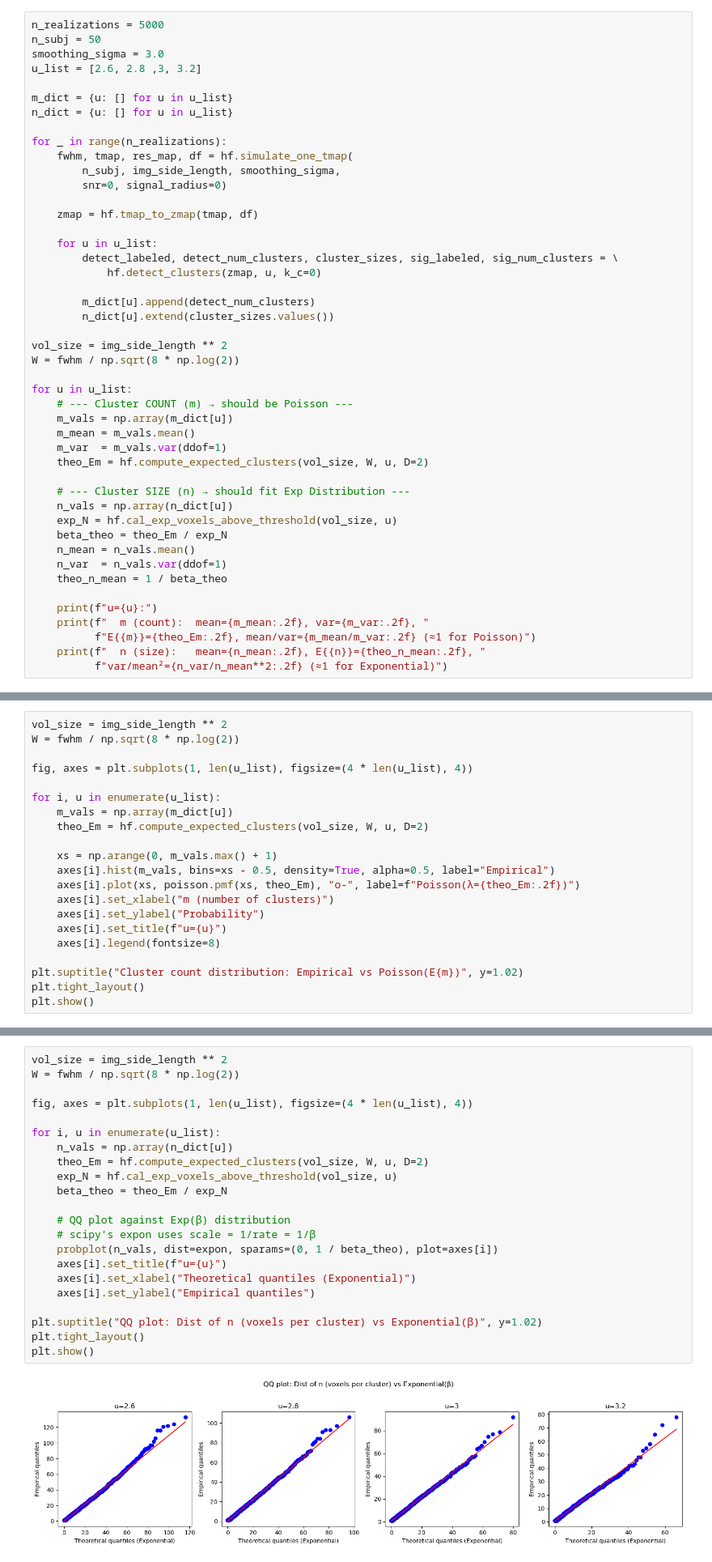
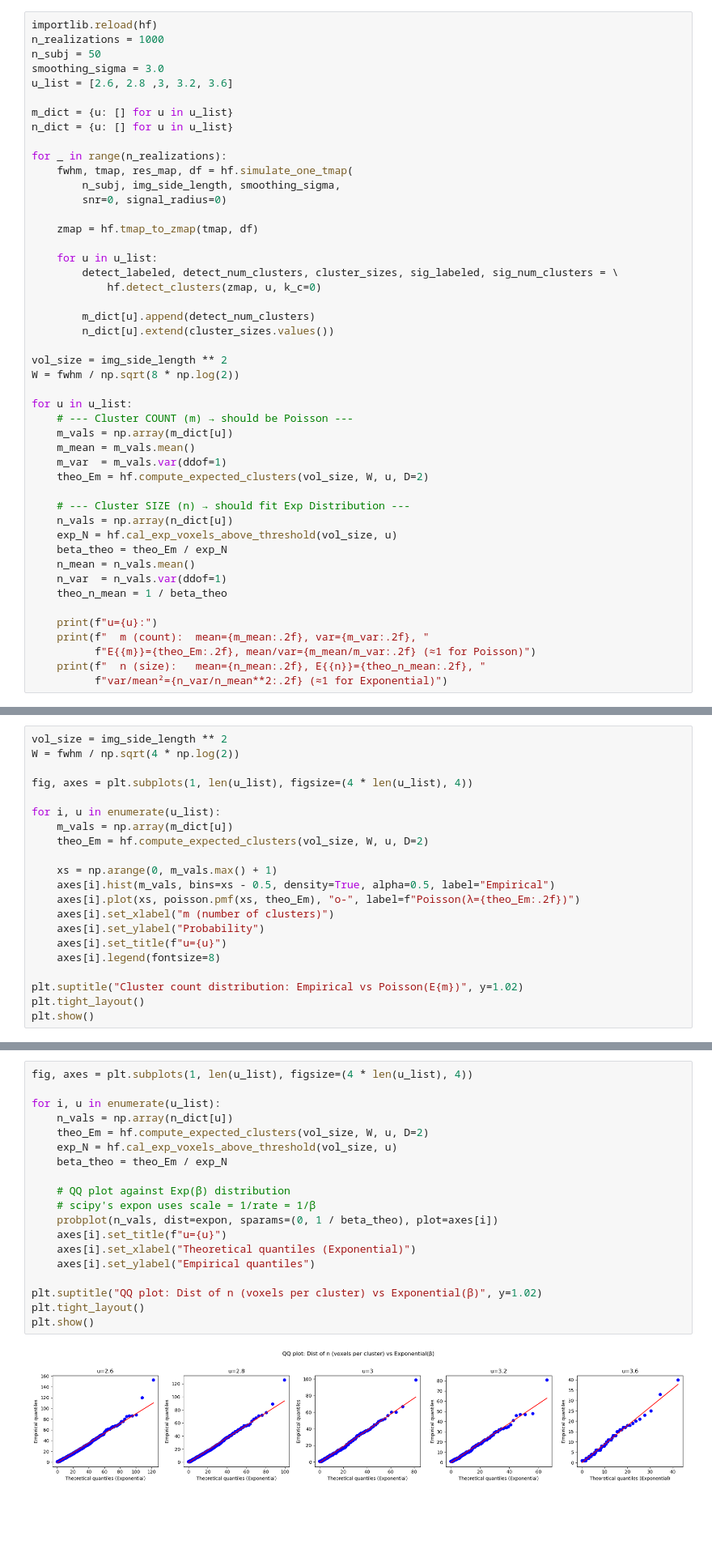
Before and after one commit to lt22412/group_project, a Jupyter notebook: Clusterwise_RFT/Clusterwise_RFT.ipynb, the cells around one changed output, grey strips where cells are left out. Shown at 81% size. Drawn from its saved outputs; the diff is of its cells as text; blank space fills up the shorter version.

```diff
--- a/Clusterwise_RFT/Clusterwise_RFT.ipynb
+++ b/Clusterwise_RFT/Clusterwise_RFT.ipynb
@@ -489,10 +482,11 @@ def compute_2D_fwhm(*, res_map,voxel_size=1.0):
 # %% [markdown]
 ## Verification of the Distribution
 # %%
-n_realizations = 5000
+importlib.reload(hf)
+n_realizations = 1000
 n_subj = 50
 smoothing_sigma = 3.0
-u_list = [2.6, 2.8 ,3, 3.2]
+u_list = [2.6, 2.8 ,3, 3.2, 3.6]
 
 m_dict = {u: [] for u in u_list}
 n_dict = {u: [] for u in u_list}
@@ -553,6 +547,6 @@ u=3.2:
 # %%
 vol_size = img_side_length ** 2
-W = fwhm / np.sqrt(8 * np.log(2))
+W = fwhm / np.sqrt(4 * np.log(2))
 
 fig, axes = plt.subplots(1, len(u_list), figsize=(4 * len(u_list), 4))
 
@@ -580,27 +570,24 @@ print(fwhm)
 # %%
-vol_size = img_side_length ** 2
-W = fwhm / np.sqrt(8 * np.log(2))
-
 fig, axes = plt.subplots(1, len(u_list), figsize=(4 * len(u_list), 4))
 
 for i, u in enumerate(u_list):
     n_vals = np.array(n_dict[u])
     theo_Em = hf.compute_expected_clusters(vol_size, W, u, D=2)
     exp_N = hf.cal_exp_voxels_above_threshold(vol_size, u)
     beta_theo = theo_Em / exp_N
 
     # QQ plot against Exp(β) distribution
     # scipy's expon uses scale = 1/rate = 1/β
     probplot(n_vals, dist=expon, sparams=(0, 1 / beta_theo), plot=axes[i])
     axes[i].set_title(f"u={u}")
     axes[i].set_xlabel("Theoretical quantiles (Exponential)")
     axes[i].set_ylabel("Empirical quantiles")
 
 plt.suptitle("QQ plot: Dist of n (voxels per cluster) vs Exponential(β)", y=1.02)
 plt.tight_layout()
 plt.show()
 # %% [output]
-[figure, old version]
+[figure, new version]
 # %% [markdown]
 ## Validation on Critical sizes of k_c on Friston(1994) paper
 # %%
```
Also changed, not shown: parts of 17 cells of this notebook, 4 other files.
